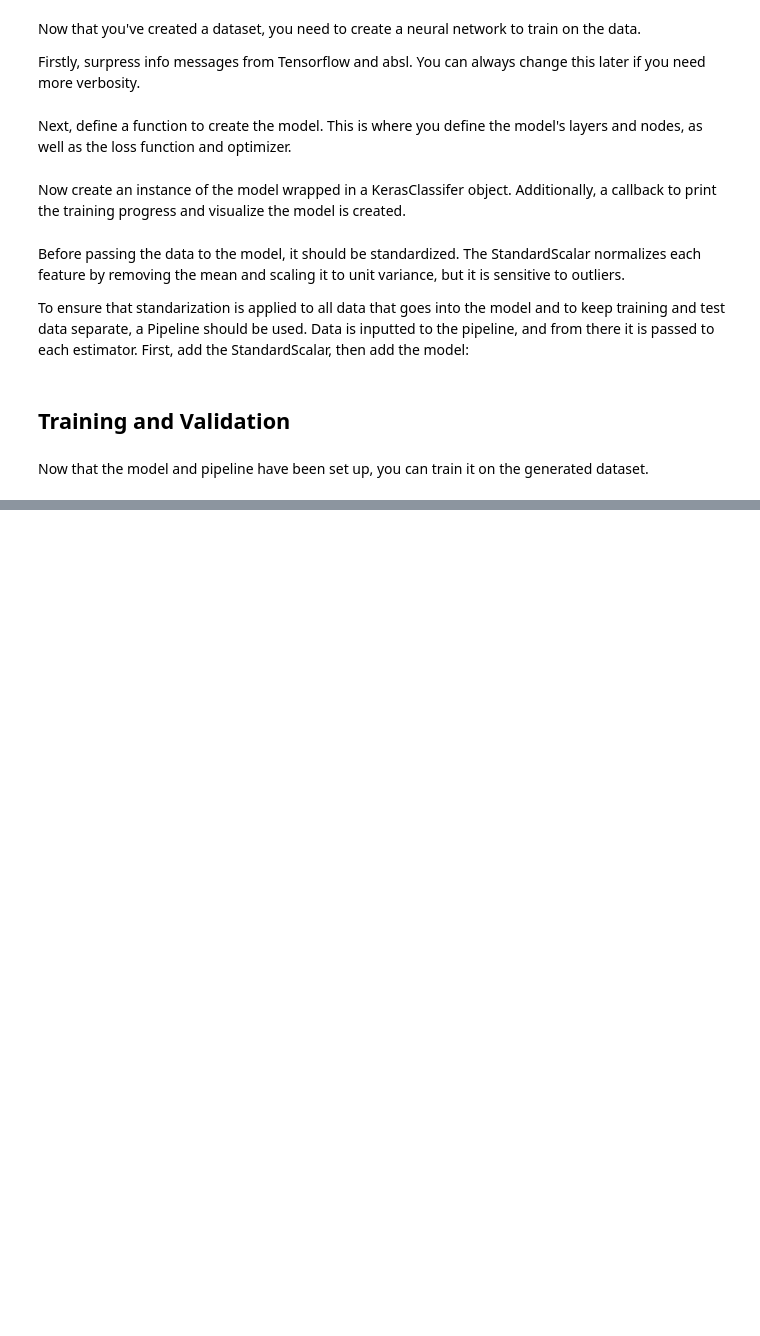
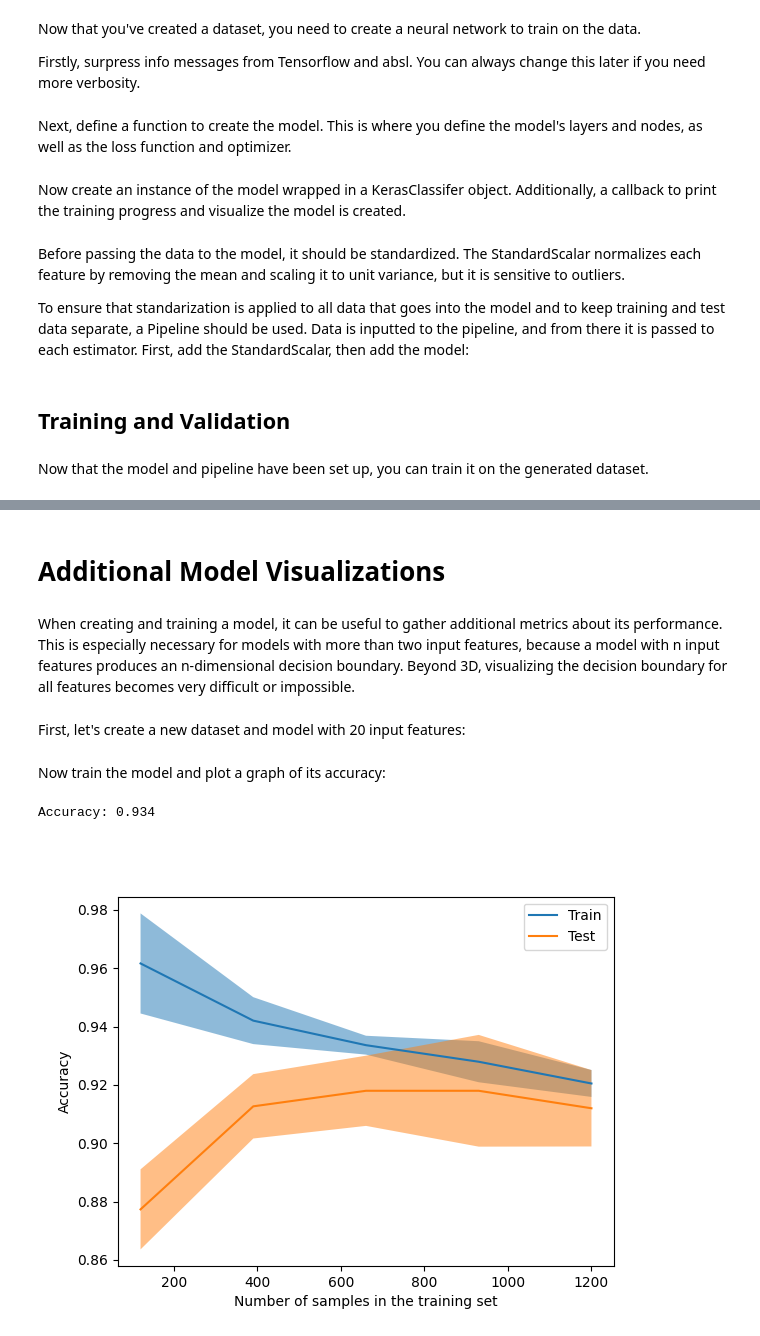
Before and after one commit to jacobtohahn/simple-nn-viz, a Jupyter notebook: simple_nn_decision.ipynb, the cells around one changed output, grey strips where cells are left out. Drawn from its saved outputs; the diff is of its cells as text; code cells hidden in the pictures; blank space fills up the shorter version.

```diff
--- a/simple_nn_decision.ipynb
+++ b/simple_nn_decision.ipynb
@@ -210,0 +211,53 @@ with device("CPU"):
+# %% [markdown]
+# Additional Model Visualizations
+# %% [markdown]
+When creating and training a model, it can be useful to gather additional metrics about its performance. This is especially necessary for models with more than two input features, because a model with n input features produces an n-dimensional decision boundary. Beyond 3D, visualizing the decision boundary for all features becomes very difficult or impossible.
+# %% [markdown]
+First, let's create a new dataset and model with 20 input features:
+# %%
+from sklearn.model_selection import LearningCurveDisplay
+from tensorflow.keras.regularizers import L2
+
+samples = 2000
+
+def classification_data(samples=2000):
+    X, y = make_classification(samples, 20)
+    X_train, X_test, y_train, y_test = train_test_split(X, y)
+    return X, y, X_train, X_test, y_train, y_test
+
+X, y, X_train, X_test, y_train, y_test = classification_data(samples)
+
+def create_model(learning_rate=0.01):
+    # Define the Keras model
+    model = Sequential()
+
+    # Add some layers and nodes
+    model.add(Dense(16, input_shape=(20,), activation="relu", kernel_regularizer=L2(0.025)))
+    model.add(Dense(1, activation="sigmoid"))
+
+    # Compile the Keras model
+    opt = Adam(learning_rate=learning_rate)
+    model.compile(loss="binary_crossentropy", optimizer=opt, metrics=["accuracy"])
+
+    return model
+
+epochnum = 150
+# Create the KerasClassifier model. -1 batch size means all samples per epoch.
+clf = KerasClassifier(model=create_model, batch_size=-1, epochs=epochnum, learning_rate=0.01, verbose=0)
+
+# Create a list of estimators
+estimators = []
+estimators.append(('standardize', StandardScaler()))
+estimators.append(('clf', clf))
+
+# Create a Pipeline with the estimators
+pipeline = Pipeline(estimators)
+# %% [markdown]
+Now train the model and plot a graph of its accuracy:
+# %%
+with device("CPU"):
+    LearningCurveDisplay.from_estimator(pipeline, X_train, y_train, scoring="accuracy", negate_score=False)
+    print(f"Accuracy: {pipeline.fit(X_train, y_train).score(X_test, y_test)}")
+# %% [output]
+Accuracy: 0.934
+[figure, added]
```
Also changed, not shown: parts of 2 cells of this notebook, 1 other file.
